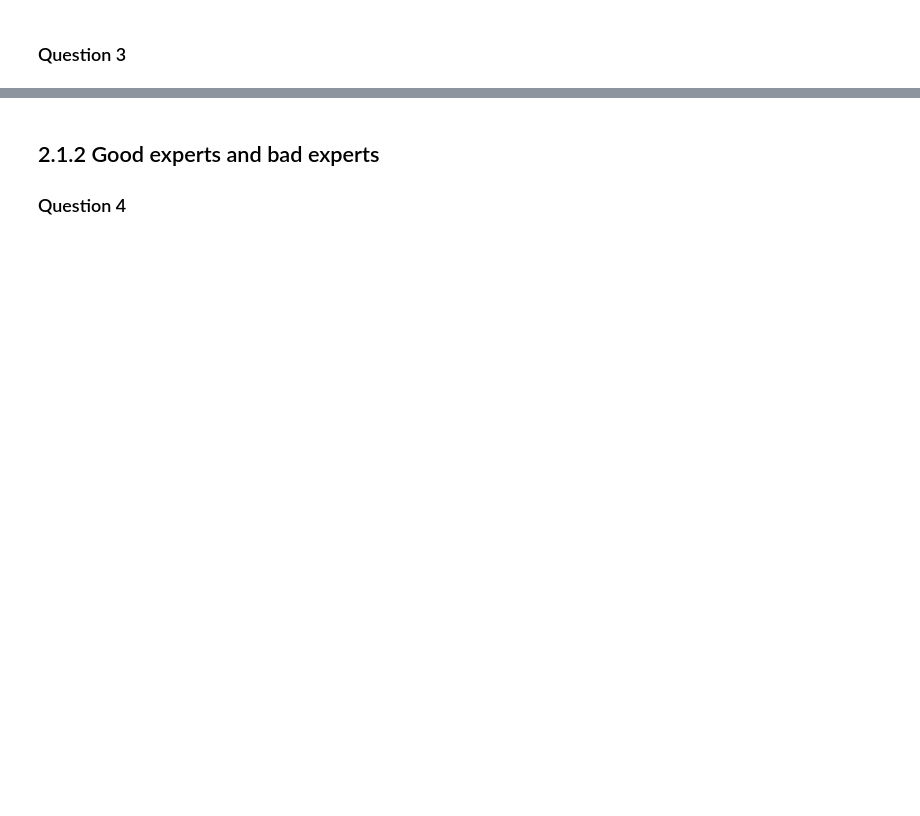
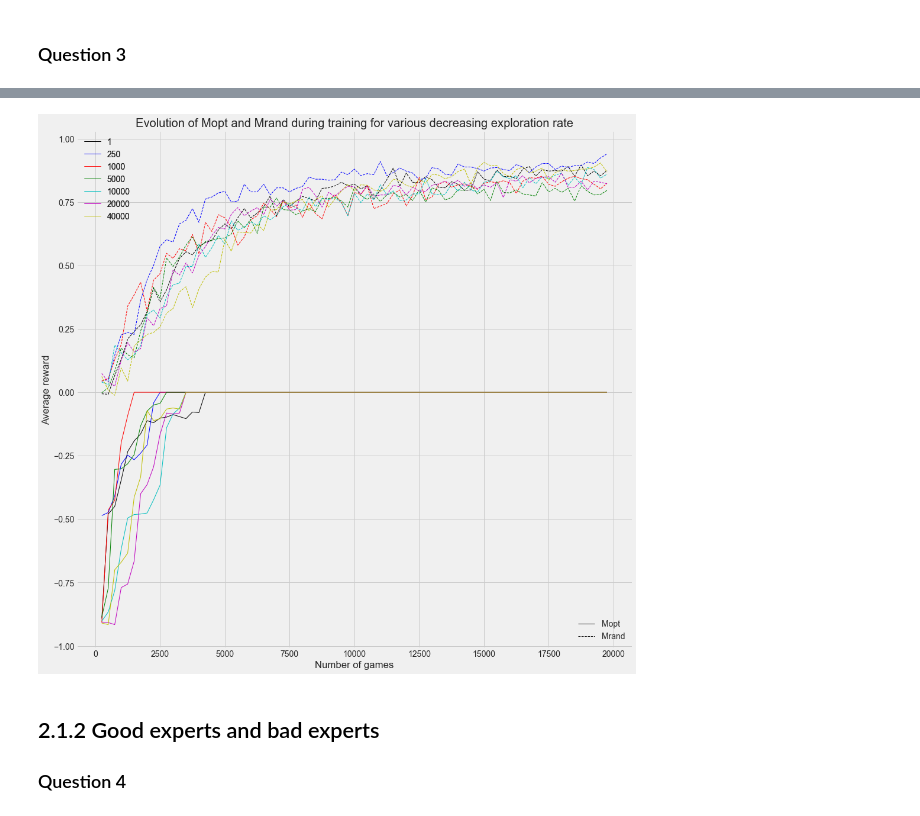
Before and after one commit to henrypapadatos/Reinforcement_Learning_TicTacToe, a Jupyter notebook: Test_file.ipynb, the cells around one changed output, grey strips where cells are left out. Saved outputs shown, nothing was run; the diff lists cells and outputs as text; code cells hidden in the pictures; blank space fills up the shorter version.

Commit message:
Modify graph style

```diff
--- a/Test_file.ipynb
+++ b/Test_file.ipynb
@@ -263,32 +263,34 @@ epoch: 12000
 # %%
 # Plot the results
 f = plt.figure()
-f.set_figwidth(10)
-f.set_figheight(10)
+f.set_figwidth(15)
+f.set_figheight(15)
 plt.style.use('fivethirtyeight')
 plt.title('Evolution of Mopt and Mrand during training for various decreasing exploration rate')
 
 colors = ['k','b', 'r', 'g', 'c', 'm', 'y']
 cc = itertools.cycle(colors)
 plot_lines = []
 
 x = np.arange(len(recap_Mopt[1]))*250+250
 for Mopt, Mrand in zip(recap_Mopt, recap_Mrand):
 #     pyplot.hold(True)
     c = next(cc)
-    l1, = plt.plot(Mopt, '-', color=c,linewidth=1)
-    l2, = plt.plot(Mrand, '--', color=c, linewidth=1)
+    l1, = plt.plot(x, Mopt, '-', color=c,linewidth=1)
+    l2, = plt.plot(x, Mrand, '--', color=c, linewidth=1)
 
     plot_lines.append([l1, l2])
 
 legend1 = plt.legend(plot_lines[0], ["Mopt", "Mrand"], loc='lower right')
 legend2 = plt.legend([l[0] for l in plot_lines], decreasing_exploration_rates, loc='upper left')
 plt.gca().add_artist(legend1)
 plt.gca().add_artist(legend2)
 
 plt.xlabel('Number of games')
 plt.ylabel('Average reward')
 plt.show()
+# %% [output]
+[figure, added]
 # %% [markdown]
 ## 2.1.2 Good experts and bad experts
 ### Question 4
```
Also changed, not shown: parts of 9 cells of this notebook.
